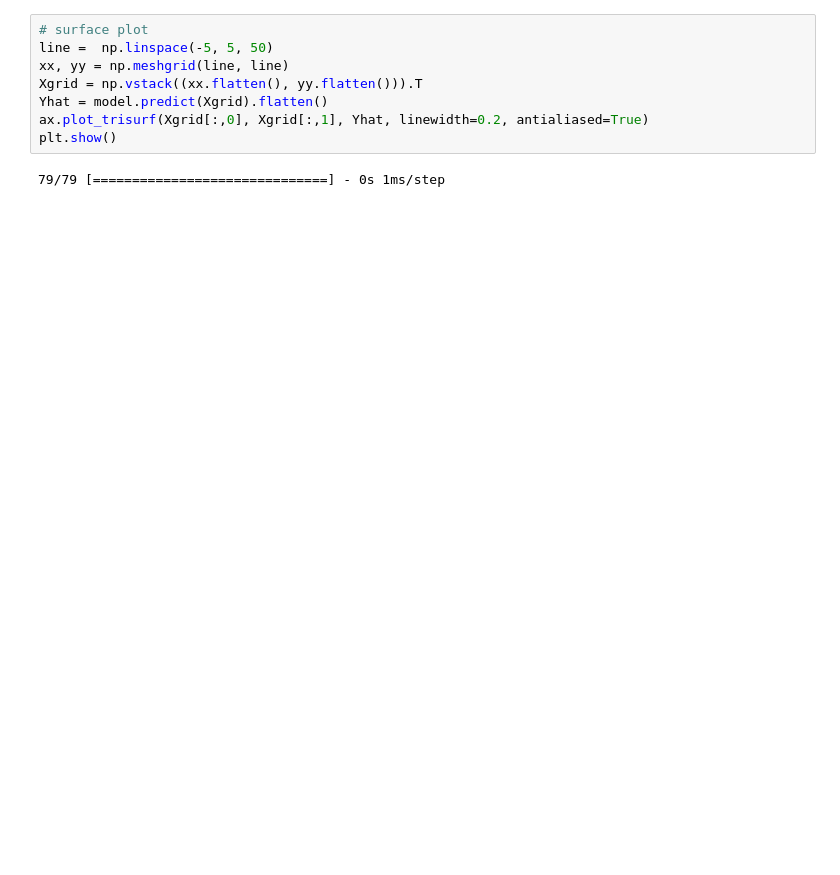
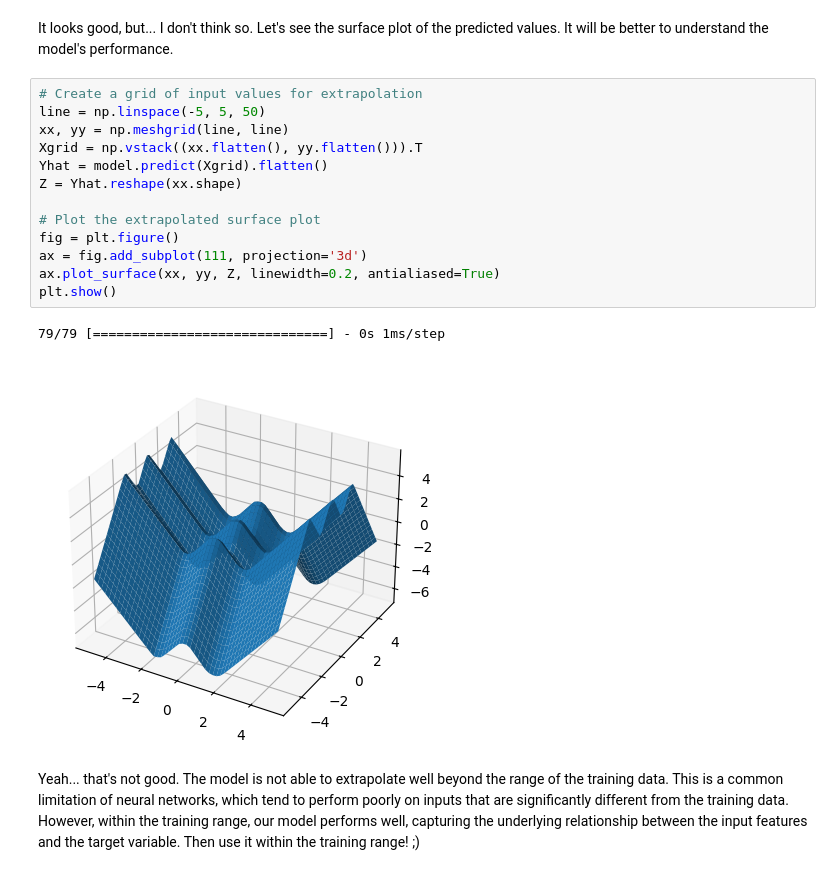
Before and after one commit to felipedepauli/so-deep, a Jupyter notebook: DL03_ANN/ann_regression.ipynb, the cells around one changed output. Drawn from its saved outputs; the diff is of its cells as text; blank space fills up the shorter version.

```diff
--- a/DL03_ANN/ann_regression.ipynb
+++ b/DL03_ANN/ann_regression.ipynb
@@ -134,10 +199,20 @@ ax.scatter(X[:,0], X[:,1], Y)
+# %% [markdown]
+It looks good, but... I don't think so. Let's see the surface plot of the predicted values. It will be better to understand the model's performance.
 # %%
-# surface plot
-line =  np.linspace(-5, 5, 50)
+# Create a grid of input values for extrapolation
+line = np.linspace(-5, 5, 50)
 xx, yy = np.meshgrid(line, line)
 Xgrid = np.vstack((xx.flatten(), yy.flatten())).T
 Yhat = model.predict(Xgrid).flatten()
-ax.plot_trisurf(Xgrid[:,0], Xgrid[:,1], Yhat, linewidth=0.2, antialiased=True)
+Z = Yhat.reshape(xx.shape)
+
+# Plot the extrapolated surface plot
+fig = plt.figure()
+ax = fig.add_subplot(111, projection='3d')
+ax.plot_surface(xx, yy, Z, linewidth=0.2, antialiased=True)
 plt.show()
 # %% [output]
 79/79 [==============================] - 0s 1ms/step
+[figure, added]
+# %% [markdown]
+Yeah... that's not good. The model is not able to extrapolate well beyond the range of the training data. This is a common limitation of neural networks, which tend to perform poorly on inputs that are significantly different from the training data. However, within the training range, our model performs well, capturing the underlying relationship between the input features and the target variable. Then use it within the training range! ;)
```
Also changed, not shown: parts of 23 cells of this notebook.
